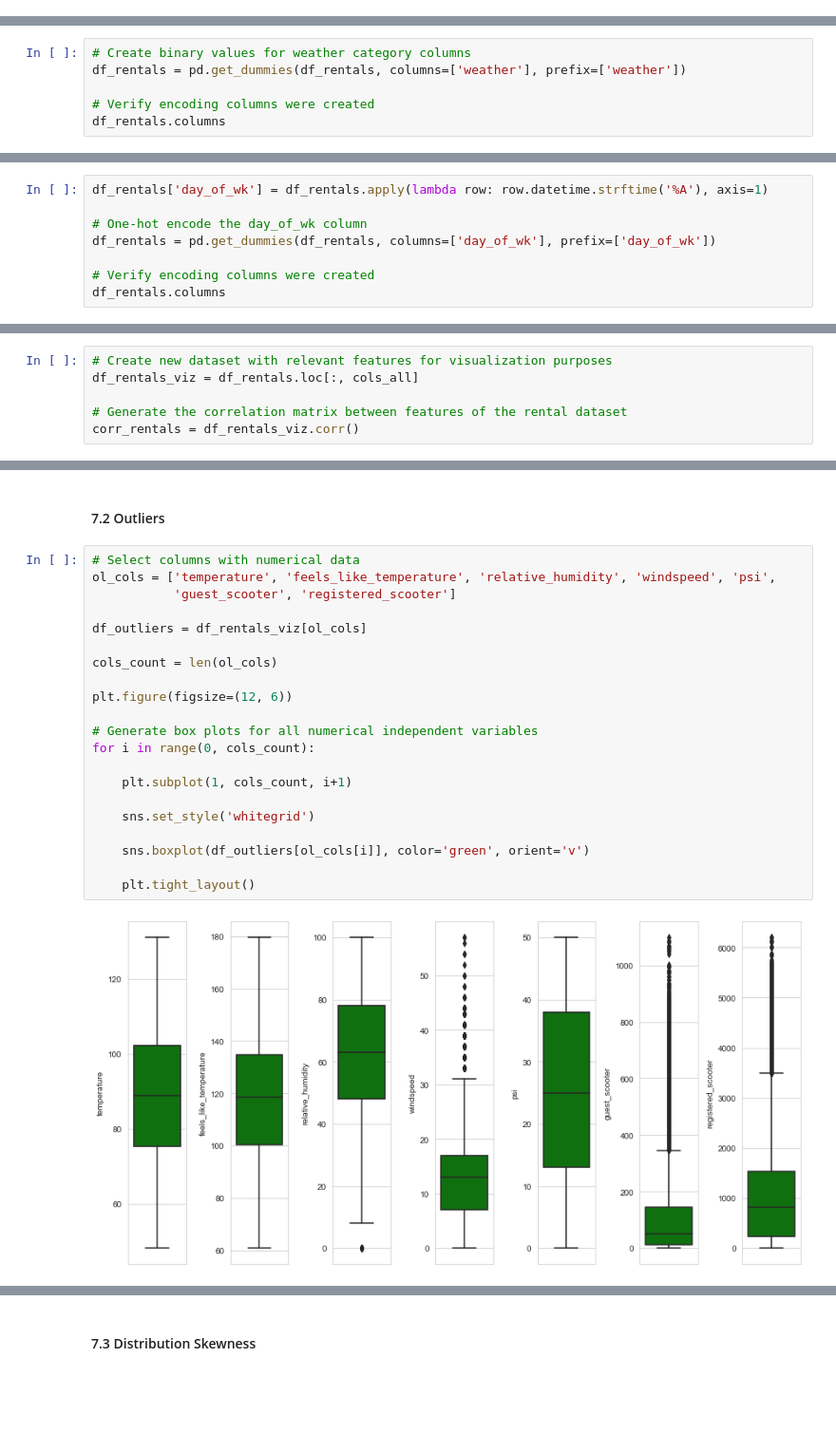
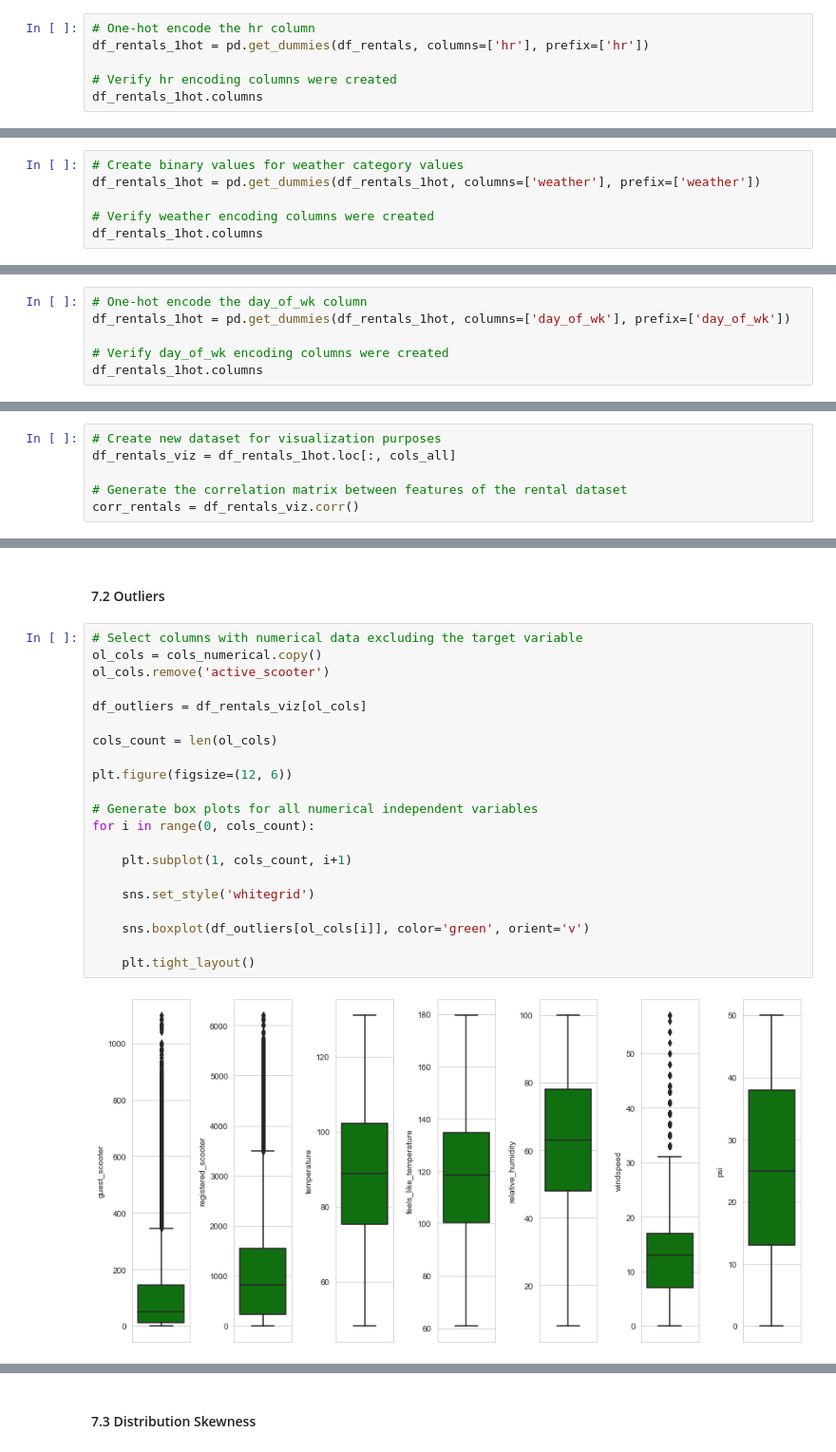
Before and after one commit to hakngrow/aice, a Jupyter notebook: eda.ipynb, the cells around one changed output, grey strips where cells are left out. Shown at 95% size. Drawn from its saved outputs; the diff is of its cells as text; blank space fills up the shorter version.

```diff
--- a/eda.ipynb
+++ b/eda.ipynb
@@ -458,3 +491,9 @@ Index(['date_str', 'hr_str', 'weather', 'temperature',
 
 
 - I did not choose to label encode as assigning a running number series to categories has the disadvantage that the numerical values can be misinterpreted by machine learning algorithms as having some sort of hierarchy/order in them.
+# %%
+# One-hot encode the hr column
+df_rentals_1hot = pd.get_dummies(df_rentals, columns=['hr'], prefix=['hr'])
+
+# Verify hr encoding columns were created
+df_rentals_1hot.columns
@@ -461,7 +509,7 @@ Index(['date_str', 'hr_str', 'weather', 'temperature',
 # %%
-# Create binary values for weather category columns
-df_rentals = pd.get_dummies(df_rentals, columns=['weather'], prefix=['weather'])
+# Create binary values for weather category values
+df_rentals_1hot = pd.get_dummies(df_rentals_1hot, columns=['weather'], prefix=['weather'])
 
-# Verify encoding columns were created
-df_rentals.columns
+# Verify weather encoding columns were created
+df_rentals_1hot.columns
 # %% [output]
@@ -484,11 +525,9 @@ df_rentals.columns
 # %%
-df_rentals['day_of_wk'] = df_rentals.apply(lambda row: row.datetime.strftime('%A'), axis=1)
+# One-hot encode the day_of_wk column
+df_rentals_1hot = pd.get_dummies(df_rentals_1hot, columns=['day_of_wk'], prefix=['day_of_wk'])
 
-# One-hot encode the day_of_wk column
-df_rentals = pd.get_dummies(df_rentals, columns=['day_of_wk'], prefix=['day_of_wk'])
-
-# Verify encoding columns were created
-df_rentals.columns
+# Verify day_of_wk encoding columns were created
+df_rentals_1hot.columns
 # %% [output]
 Index(['date_str', 'hr_str', 'temperature', 'feels_like_temperature',
        'relative_humidity', 'windspeed', 'psi', 'guest_scooter',
@@ -551,8 +568,8 @@ cols_all.extend(cols_weather)
 cols_all.extend(cols_day_of_wk)
 cols_all.extend(cols_hr)
 # %%
-# Create new dataset with relevant features for visualization purposes
-df_rentals_viz = df_rentals.loc[:, cols_all]
+# Create new dataset for visualization purposes
+df_rentals_viz = df_rentals_1hot.loc[:, cols_all]
 
 # Generate the correlation matrix between features of the rental dataset
 corr_rentals = df_rentals_viz.corr()
@@ -646,26 +662,26 @@ df_users['registered_scooter_%'].mean()
 # %% [markdown]
 #### 7.2 Outliers
 # %%
-# Select columns with numerical data
-ol_cols = ['temperature', 'feels_like_temperature', 'relative_humidity', 'windspeed', 'psi',
-           'guest_scooter', 'registered_scooter']
+# Select columns with numerical data excluding the target variable
+ol_cols = cols_numerical.copy()
+ol_cols.remove('active_scooter')
 
 df_outliers = df_rentals_viz[ol_cols]
 
 cols_count = len(ol_cols)
 
 plt.figure(figsize=(12, 6))
 
 # Generate box plots for all numerical independent variables
 for i in range(0, cols_count):
 
     plt.subplot(1, cols_count, i+1)
 
     sns.set_style('whitegrid')
 
     sns.boxplot(df_outliers[ol_cols[i]], color='green', orient='v')
 
     plt.tight_layout()
 # %% [output]
-[figure, old version]
+[figure, new version]
 # %% [markdown]
```
Also changed, not shown: parts of 27 cells of this notebook.
